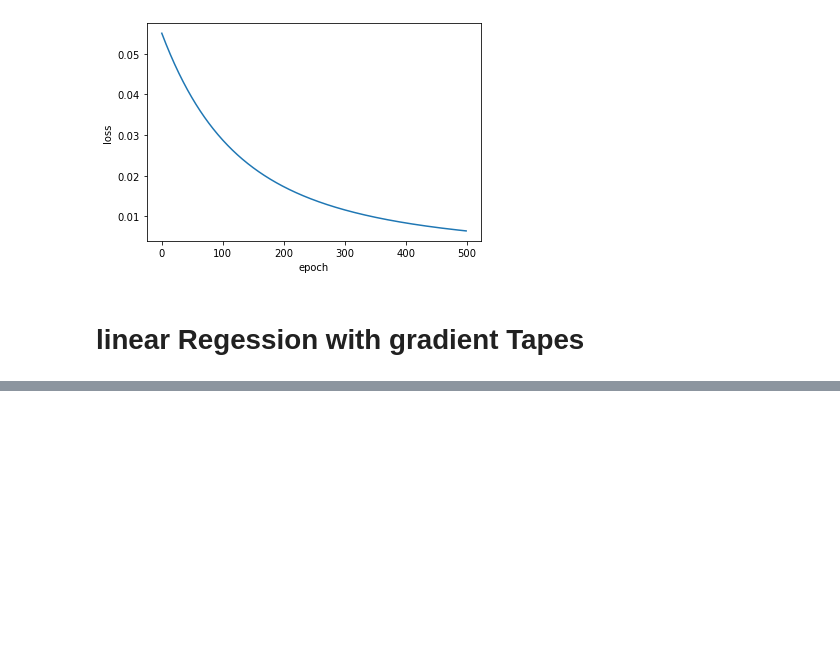
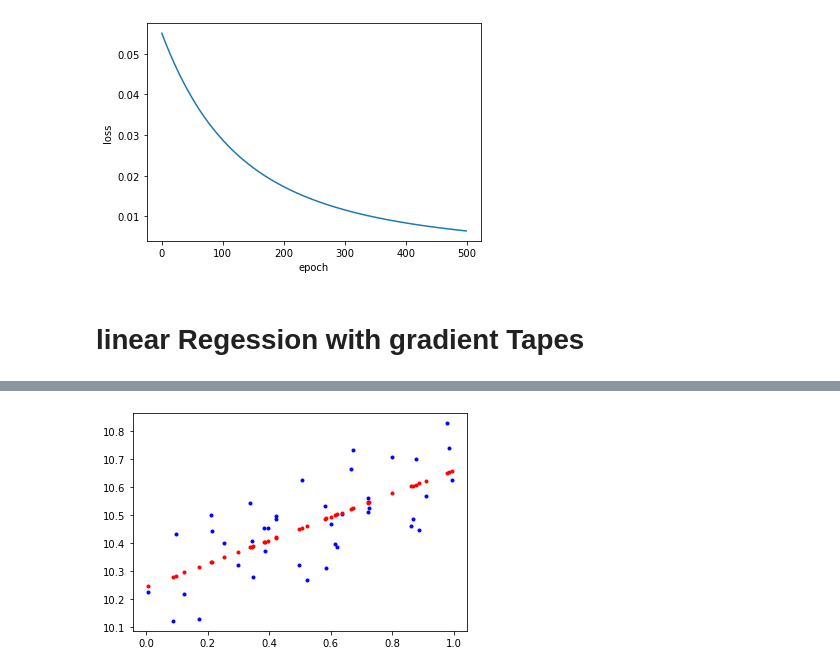
Before and after one commit to silkk-nn/superAI, a Jupyter notebook: NeuralNetwork.ipynb, the cells around one changed output, grey strips where cells are left out. Saved outputs shown, nothing was run; the diff lists cells and outputs as text; code cells hidden in the pictures; blank space fills up the shorter version.

```diff
--- a/NeuralNetwork.ipynb
+++ b/NeuralNetwork.ipynb
@@ -134,5 +140,8 @@ for epoch in range(1000):
 # %%
-z = w * X + b
-plt.plot(X, Y, ".")
-plt.plot(X, Z, ".r")
-    plt.savefig('re.png')
+Z = w * x + b
+plt.plot(x, y, ".b")
+plt.plot(x, Z, ".r")
+plt.savefig('re.png')
+plt.show()
+# %% [output]
+[figure, added]
```
Also changed, not shown: parts of 6 cells of this notebook, 1 other file.
